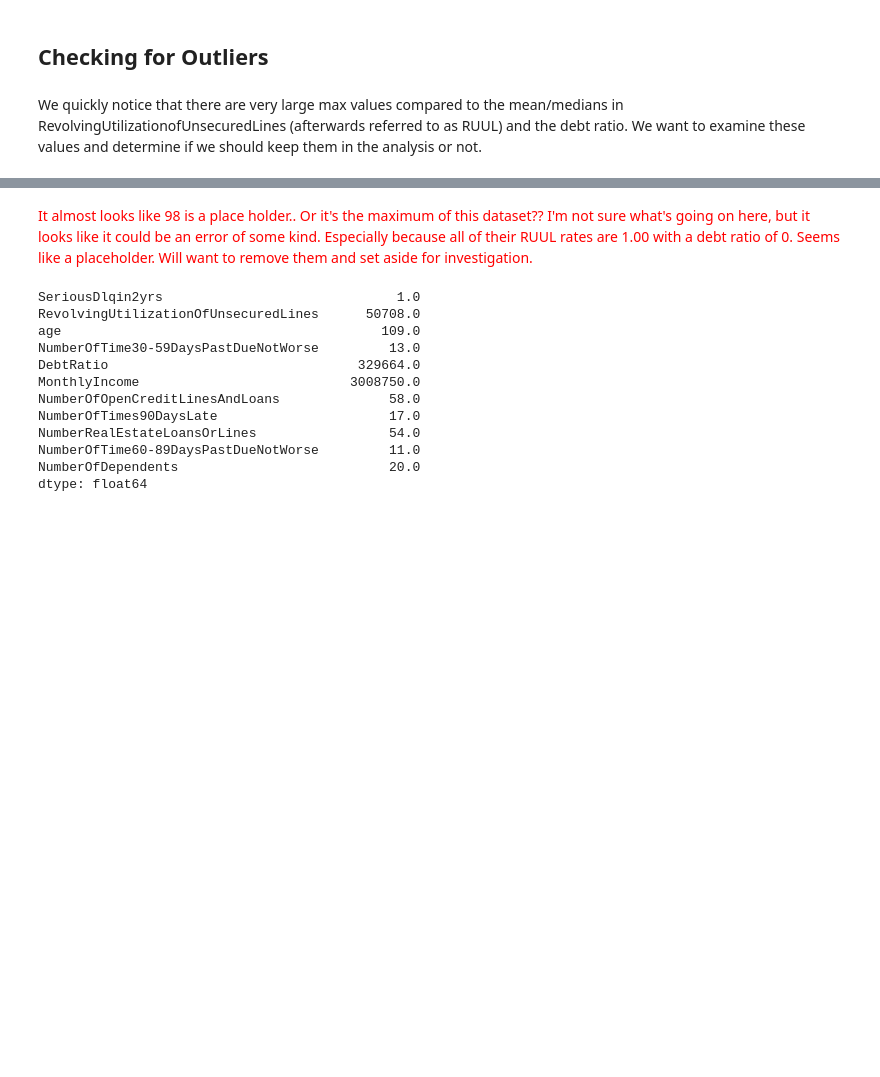
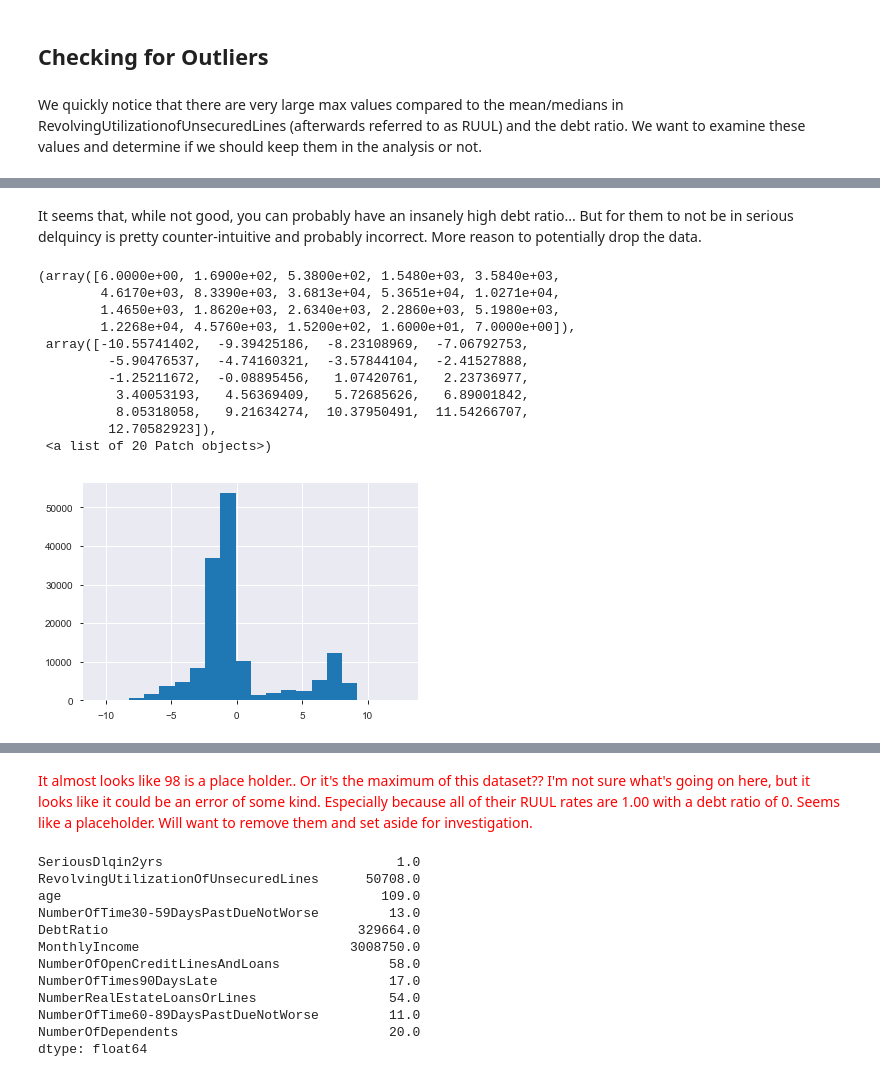
Before and after one commit to thealongsider/Data-Analytics-Projects, a Jupyter notebook: Paidy/Paidy Dataset Exercise.ipynb, the cells around one changed output, grey strips where cells are left out. Cells and saved outputs as stored; diff of their text form; code cells hidden in the pictures; blank space fills up the shorter version.

Commit message:
Incomplete backup 2
Began putting together the process of presenting data, highlighting anomolies, etc.. Found a way to host the jupyter notebook.

```diff
--- a/Paidy/Paidy Dataset Exercise.ipynb
+++ b/Paidy/Paidy Dataset Exercise.ipynb
@@ -164,3 +180,20 @@ cred[cred['DebtRatio']>50000]
 | 103042 | 0 | 0.364845 | 65 | 0 | 106885.0 | NaN | ... |
 | 127048 | 0 | 0.034290 | 58 | 1 | 307001.0 | NaN | ... |
 | 127899 | 0 | 0.351737 | 63 | 0 | 60212.0 | 0.0 | ... |
+# %% [markdown]
+It seems that, while not good, you can probably have an insanely high debt ratio... But for them to not be in serious delquincy is pretty counter-intuitive and probably incorrect. More reason to potentially drop the data.
+# %%
+plt.hist(cred['DebtRatio'].replace(0,1).apply(np.log),bins=20)
+# %% [output]
+(array([6.0000e+00, 1.6900e+02, 5.3800e+02, 1.5480e+03, 3.5840e+03,
+        4.6170e+03, 8.3390e+03, 3.6813e+04, 5.3651e+04, 1.0271e+04,
+        1.4650e+03, 1.8620e+03, 2.6340e+03, 2.2860e+03, 5.1980e+03,
+        1.2268e+04, 4.5760e+03, 1.5200e+02, 1.6000e+01, 7.0000e+00]),
+ array([-10.55741402,  -9.39425186,  -8.23108969,  -7.06792753,
+         -5.90476537,  -4.74160321,  -3.57844104,  -2.41527888,
+         -1.25211672,  -0.08895456,   1.07420761,   2.23736977,
+          3.40053193,   4.56369409,   5.72685626,   6.89001842,
+          8.05318058,   9.21634274,  10.37950491,  11.54266707,
+         12.70582923]),
+ <a list of 20 Patch objects>)
+[figure, added]
```
Also changed, not shown: parts of 20 cells of this notebook.
